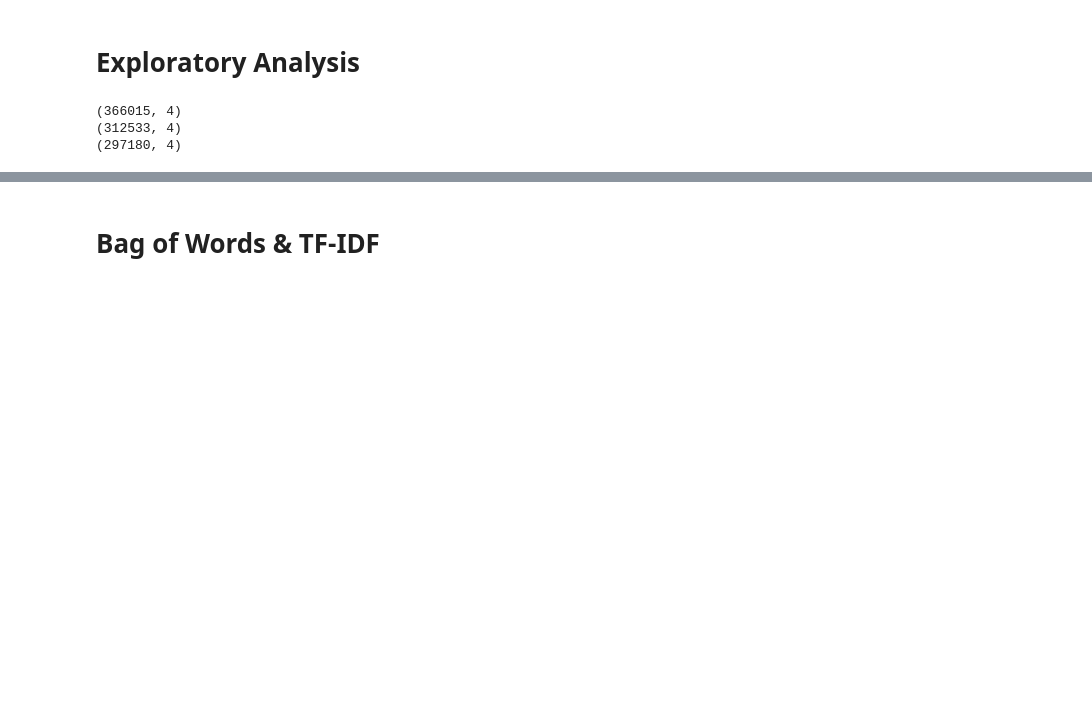
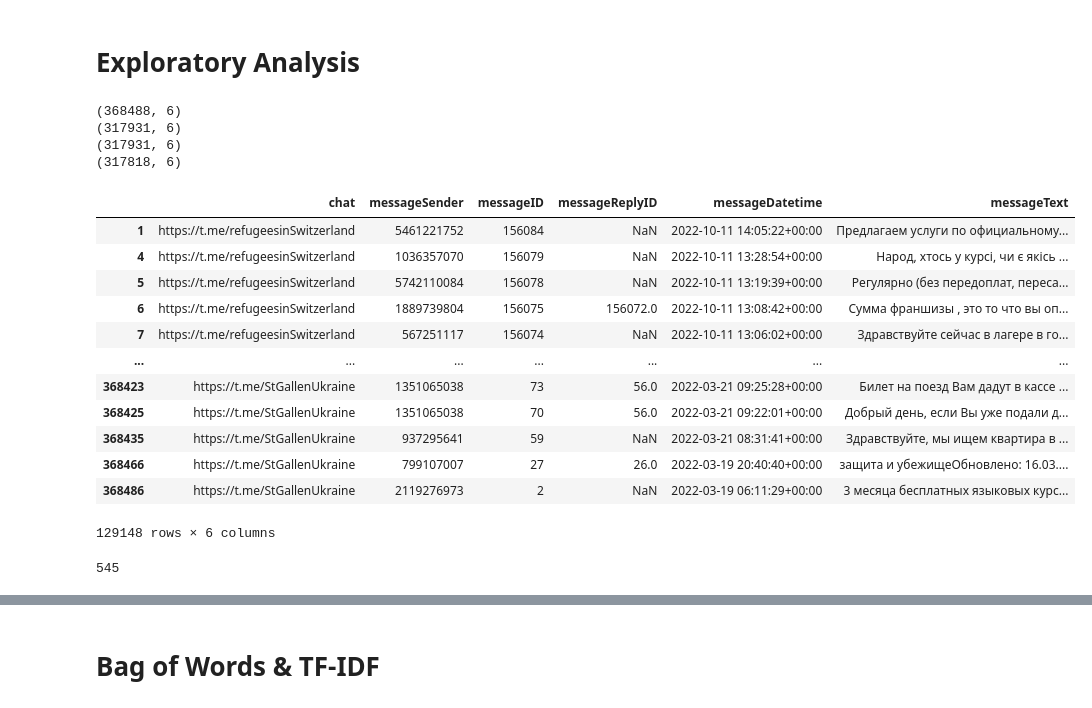
Before and after one commit to KDOT2509/unsupervised-migrant-telegram-analysis, a Jupyter notebook: reports/analysis.ipynb, the cells around one changed output, grey strips where cells are left out. Drawn from its saved outputs; the diff is of its cells as text; code cells hidden in the pictures; blank space fills up the shorter version.

```diff
--- a/reports/analysis.ipynb
+++ b/reports/analysis.ipynb
@@ -25,23 +25,49 @@ AIRTABLE_BASE_ID_UKR = os.getenv("AIRTABLE_BASE_ID_UKR")
 # %% [markdown]
 # Exploratory Analysis
 # %%
-df = pd.read_csv('../data/telegramAllGroups.csv')
+df = pd.read_csv('../data/telegramAllGroupsNew.csv')
 df['messageText'] = df['messageText'].str.replace(u'\n', '')
 print(df.shape)
 df.replace('...', np.nan, inplace=True)
 df.dropna(subset=['messageSender', 'messageText'],inplace=True) #what does it mean if messageSender empty
 df.messageSender = df.messageSender.astype(int)
 print(df.shape)
-# df.drop_duplicates(keep='first',inplace=True)
-# print(df.shape)
+df.drop_duplicates(keep='first',inplace=True)
+print(df.shape)
 df.drop_duplicates(subset=['messageText', 'messageSender', 'messageDatetime'], keep='first',inplace=True)
 print(df.shape)
+df["messageText"] = df['messageText'].str.split().str.join(' ')
 
-dfZ = df.loc[df['messageText'].str.contains("Цюрих|Zurich|Zürich", case=False)] # TODO better filter for Zurich postcodes, probably just minor
-# df = df[df.chat=="https://t.me/refugeesinSwitzerland"]
-# dfZ = dfZ[dfZ.chat=="https://t.me/refugeesinSwitzerland"]
-df['messageText'].to_csv("../data/BERTopicInput.csv", header=False, index=None)
+# dfZ = pd.concat([df[df.chat.isin(['https://t.me/zh_helps_ukraine', 'https://t.me/zh_helps_UArefugee', 'https://t.me/zurich_hb_help', 'https://t.me/zh_housing', 'https://t.me/Zurich_UA', 'https://t.me/zh_helps_UArefugees'
+#                  'https://t.me/Zh_helps_UA_mums', 'https://t.me/zh_back_ukraine', 'https://t.me/zh_helps_logistics'])], df.loc[df['messageText'].str.contains("Цюрих|Zurich|Zürich", case=False)]])
+# dfZ.drop_duplicates(keep='first',inplace=True)
+# # df = df[df.chat=="https://t.me/refugeesinSwitzerland"]
+# # dfZ = dfZ[dfZ.chat=="https://t.me/refugeesinSwitzerland"]
+# df['messageText'].to_csv("../data/BERTopicInput.csv", header=False, index=None)
+# df[(df['messageText'].str.len() > 50) & (df['messageText'].str.len() < 50)].to_csv("../data/BERTopic100CharMin2500.csv",  index=None)
+df[(df['messageText'].str.len() >= 250) & (df['messageText'].str.len() <= 2500)]['messageText'].to_csv("../data/BERTopicInput250CharMin2500CharMax.csv",  header=False, index=None)
 # %% [output]
-(366015, 4)
-(312533, 4)
-(297180, 4)
+(368488, 6)
+(317931, 6)
+(317931, 6)
+(317818, 6)
+# %%
+df[(df['messageText'].str.len() >= 100) & (df['messageText'].str.len() =< 2500)].to_csv("../data/BERTopic100CharMin2500CharMax.csv",  index=None)
+# %% [output]
+|  | chat | messageSender | messageID | messageReplyID | messageDatetime | messageText |
+| 1 | https://t.me/refugeesinSwitzerland | 5461221752 | 156084 | NaN | 2022-10-11 14:05:22+00:00 | Предлагаем услуги по официальному... |
+| 4 | https://t.me/refugeesinSwitzerland | 1036357070 | 156079 | NaN | 2022-10-11 13:28:54+00:00 | Народ, хтось у курсі, чи є якісь ... |
+| 5 | https://t.me/refugeesinSwitzerland | 5742110084 | 156078 | NaN | 2022-10-11 13:19:39+00:00 | Регулярно (без передоплат, переса... |
+| 6 | https://t.me/refugeesinSwitzerland | 1889739804 | 156075 | 156072.0 | 2022-10-11 13:08:42+00:00 | Сумма франшизы , это то что вы оп... |
+| 7 | https://t.me/refugeesinSwitzerland | 567251117 | 156074 | NaN | 2022-10-11 13:06:02+00:00 | Здравствуйте сейчас в лагере в го... |
+| ... | ... | ... | ... | ... | ... | ... |
+| 368423 | https://t.me/StGallenUkraine | 1351065038 | 73 | 56.0 | 2022-03-21 09:25:28+00:00 | Билет на поезд Вам дадут в кассе ... |
+| 368425 | https://t.me/StGallenUkraine | 1351065038 | 70 | 56.0 | 2022-03-21 09:22:01+00:00 | Добрый день, если Вы уже подали д... |
+| 368435 | https://t.me/StGallenUkraine | 937295641 | 59 | NaN | 2022-03-21 08:31:41+00:00 | Здравствуйте, мы ищем квартира в ... |
+| 368466 | https://t.me/StGallenUkraine | 799107007 | 27 | 26.0 | 2022-03-19 20:40:40+00:00 | защита и убежищеОбновлено: 16.03.... |
+| 368486 | https://t.me/StGallenUkraine | 2119276973 | 2 | NaN | 2022-03-19 06:11:29+00:00 | 3 месяца бесплатных языковых курс... |
+129148 rows × 6 columns
+# %%
+len(df[df.messageID==156036].messageText.values[0])
+# %% [output]
+545
```
Also changed, not shown: parts of 25 cells of this notebook, 6 other files.
